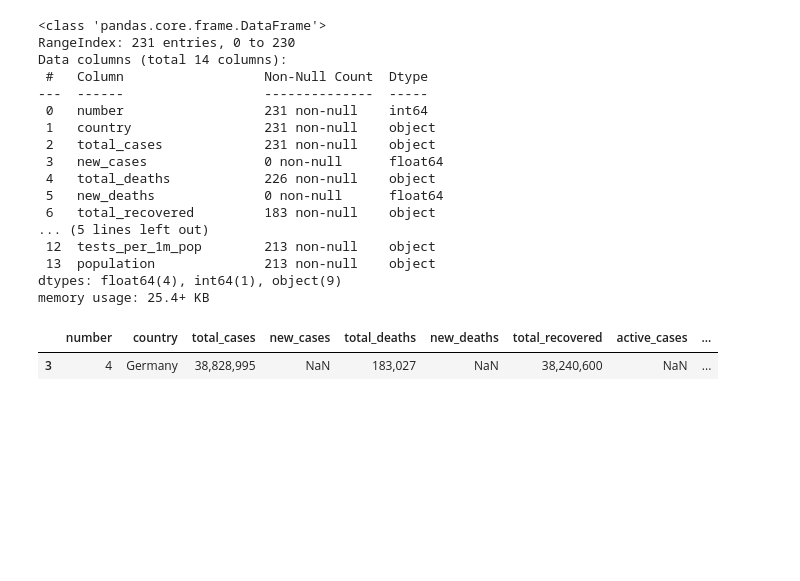
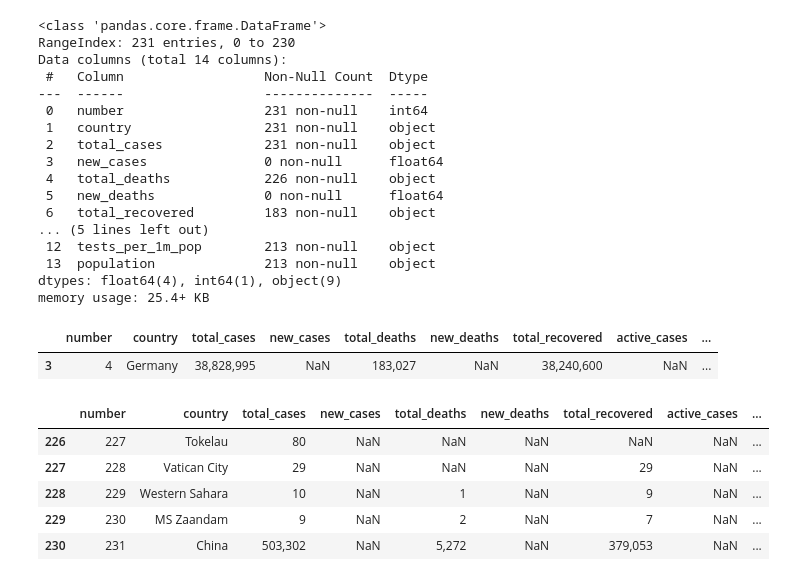
Before and after one commit to neeladalja14/Project_Covid_19_analysis, a Jupyter notebook: COVID_19dataanalysis.ipynb, the cells around one changed output. Drawn from its saved outputs; the diff is of its cells as text; code cells hidden in the pictures; blank space fills up the shorter version.

```diff
--- a/COVID_19dataanalysis.ipynb
+++ b/COVID_19dataanalysis.ipynb
@@ -153,3 +153,12 @@ df[df['number'] == 4]
 # %% [output]
 |  | number | country | total_cases | new_cases | total_deaths | new_deaths | total_recovered | active_cases | ... |
 | 3 | 4 | Germany | 38,828,995 | NaN | 183,027 | NaN | 38,240,600 | NaN | ... |
+# %%
+df.tail()
+# %% [output]
+|  | number | country | total_cases | new_cases | total_deaths | new_deaths | total_recovered | active_cases | ... |
+| 226 | 227 | Tokelau | 80 | NaN | NaN | NaN | NaN | NaN | ... |
+| 227 | 228 | Vatican City | 29 | NaN | NaN | NaN | 29 | NaN | ... |
+| 228 | 229 | Western Sahara | 10 | NaN | 1 | NaN | 9 | NaN | ... |
+| 229 | 230 | MS Zaandam | 9 | NaN | 2 | NaN | 7 | NaN | ... |
+| 230 | 231 | China | 503,302 | NaN | 5,272 | NaN | 379,053 | NaN | ... |
```
Also changed, not shown: parts of 2 cells of this notebook.
